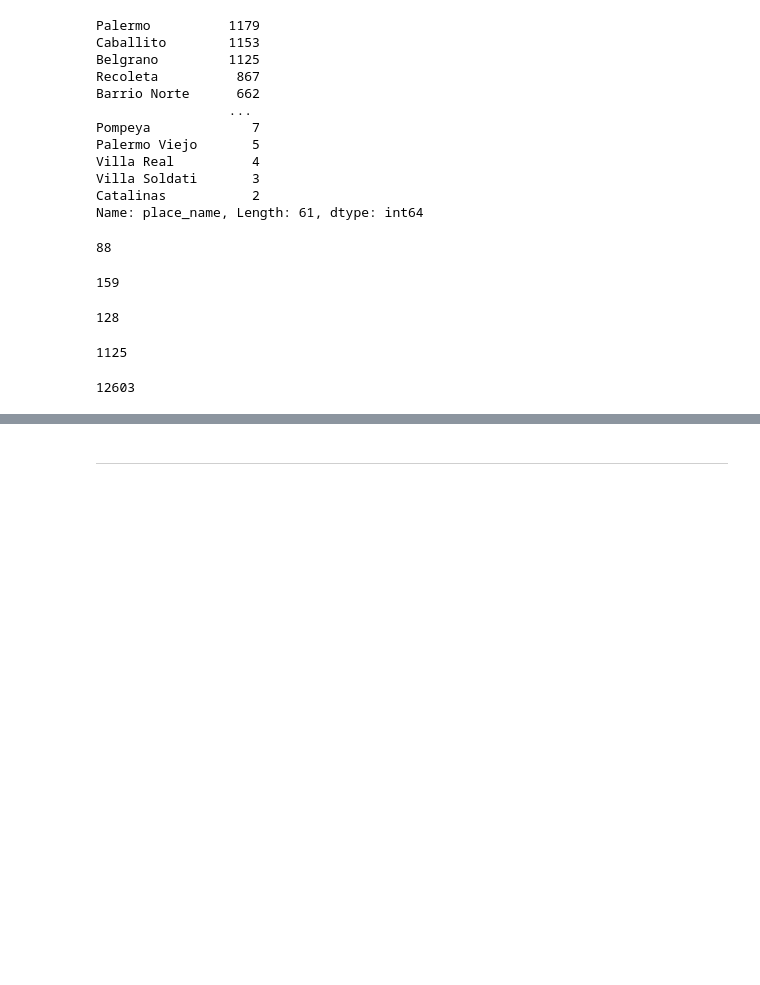
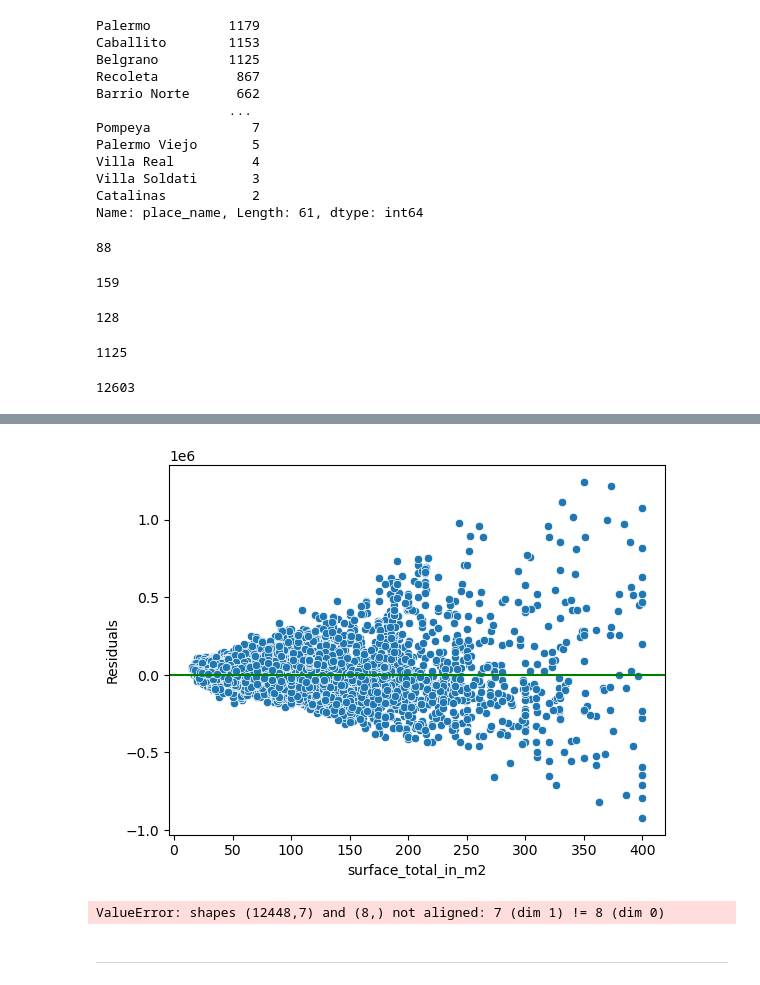
Before and after one commit to GianfrancoQuaranta/grupo2_DS, a Jupyter notebook: Entrega TP2 con modelos.ipynb, the cells around one changed output, grey strips where cells are left out. Saved outputs shown, nothing was run; the diff lists cells and outputs as text; code cells hidden in the pictures; blank space fills up the shorter version.

```diff
--- a/Entrega TP2 con modelos.ipynb
+++ b/Entrega TP2 con modelos.ipynb
@@ -560,0 +563,16 @@ from sklearn.linear_model import LassoCV
+# %%
+precio_max=7000
+precio_min=750
+data_final_normales=data_final.loc[(data_final.precio_m2_usd_por_m2_total<=precio_max)&(data_final.precio_m2_usd_por_m2_total>=precio_min)]
+# %%
+feature_cols = ['lat', 'lon', "surface_covered_in_m2", "diferencia_sup","distancia_subte",'Categoria_categoria',
+       'Amenities_amenities']
+X = data_final_normales[feature_cols]
+y = data_final_normales["price_aprox_usd"]
+
+
+# Tenemos que agregar explícitamente a una constante:
+X = sm.add_constant(X)
+
+model = sm.OLS(y, X).fit()
+print (model.summary())
@@ -560,0 +608,9 @@ from sklearn.linear_model import LassoCV
+# %%
+model_OLS = LinearRegression(fit_intercept=True)
+
+model_OLS.fit(X_train_std, y_train)
+
+print(model_OLS.coef_)
+
+print(model_OLS.intercept_)
+residuals = model.resid
@@ -560,0 +677,13 @@ from sklearn.linear_model import LassoCV
+# %%
+p = sns.scatterplot(data = data_final_normales, x = data_final_normales.surface_total_in_m2, y = residuals);
+p.axhline(0, color = "green")
+p.set(ylabel = "Residuals");
+# %% [output]
+[figure, added]
+# %%
+y_hat = model.predict(X)
+p = sns.regplot(x = y, y = y_hat)
+p.set(xlabel = "Actual values",
+      ylabel = "Fitted values");
+# %% [output]
+ValueError: shapes (12448,7) and (8,) not aligned: 7 (dim 1) != 8 (dim 0)
```
Also changed, not shown: parts of 29 cells of this notebook.
